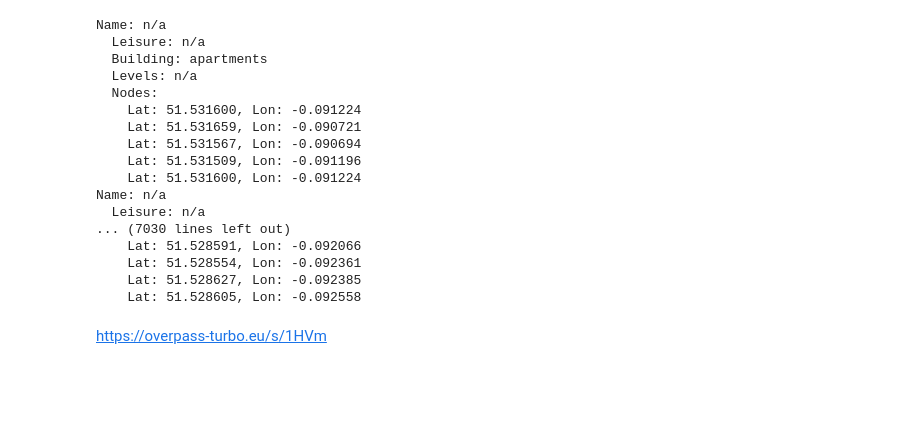
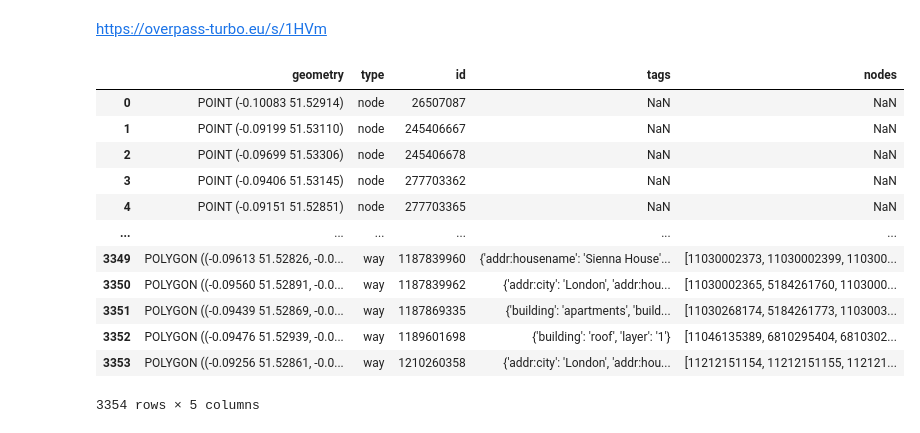
Before and after one commit to ethmacc/casa0015-LondAR-app, a Jupyter notebook: python_backend/Untitled.ipynb, the cells around one changed output. Saved outputs shown, nothing was run; the diff lists cells and outputs as text; code cells hidden in the pictures; blank space fills up the shorter version.

```diff
--- a/python_backend/Untitled.ipynb
+++ b/python_backend/Untitled.ipynb
@@ -4,38 +9,38 @@ import overpy
 api = overpy.Overpass()
 
 # fetch all ways and nodes
-result = api.query("""
+overpass_url = "http://overpass-api.de/api/interpreter"
+query = """
+    [out:json];
+    (
     way(51.528, -0.101, 51.534, -0.091) ["leisure"="park"];
     way(51.528, -0.101, 51.534, -0.091) ["building"];
+    );
     (._;>;);
-    out body;
-    """)
+    out geom;
+    """
 
-for way in result.ways:
-    print("Name: %s" % way.tags.get("name", "n/a"))
-    print("  Leisure: %s" % way.tags.get("leisure", "n/a"))
-    print("  Building: %s" % way.tags.get("building", "n/a"))
-    print("  Levels: %s" % way.tags.get("building:levels", "n/a"))
-    print("  Nodes:")
-    for node in way.nodes:
-        print("    Lat: %f, Lon: %f" % (node.lat, node.lon))
+response = requests.get(overpass_url, params={'data': query})
+if response.status_code == 200:
+    # convert result to GeoDataFrame
+    data = response.json()
+    geojson = osm2geojson.json2geojson(data)
+    geojsonDF = gpd.GeoDataFrame.from_features(geojson)
-# %% [output]
-Name: n/a
-  Leisure: n/a
-  Building: apartments
-  Levels: n/a
-  Nodes:
-    Lat: 51.531600, Lon: -0.091224
-    Lat: 51.531659, Lon: -0.090721
-    Lat: 51.531567, Lon: -0.090694
-    Lat: 51.531509, Lon: -0.091196
-    Lat: 51.531600, Lon: -0.091224
-Name: n/a
-  Leisure: n/a
-... (7030 lines left out)
-    Lat: 51.528591, Lon: -0.092066
-    Lat: 51.528554, Lon: -0.092361
-    Lat: 51.528627, Lon: -0.092385
-    Lat: 51.528605, Lon: -0.092558
 # %% [markdown]
 https://overpass-turbo.eu/s/1HVm
+# %%
+geojsonDF
+# %% [output]
+|  | geometry | type | id | tags | nodes |
+| 0 | POINT (-0.10083 51.52914) | node | 26507087 | NaN | NaN |
+| 1 | POINT (-0.09199 51.53110) | node | 245406667 | NaN | NaN |
+| 2 | POINT (-0.09699 51.53306) | node | 245406678 | NaN | NaN |
+| 3 | POINT (-0.09406 51.53145) | node | 277703362 | NaN | NaN |
+| 4 | POINT (-0.09151 51.52851) | node | 277703365 | NaN | NaN |
+| ... | ... | ... | ... | ... | ... |
+| 3349 | POLYGON ((-0.09613 51.52826, -0.0... | way | 1187839960 | {'addr:housename': 'Sienna House'... | [11030002373, 11030002399, 110300... |
+| 3350 | POLYGON ((-0.09560 51.52891, -0.0... | way | 1187839962 | {'addr:city': 'London', 'addr:hou... | [11030002365, 5184261760, 1103000... |
+| 3351 | POLYGON ((-0.09439 51.52869, -0.0... | way | 1187869335 | {'building': 'apartments', 'build... | [11030268174, 5184261773, 1103003... |
+| 3352 | POLYGON ((-0.09476 51.52939, -0.0... | way | 1189601698 | {'building': 'roof', 'layer': '1'} | [11046135389, 6810295404, 6810302... |
+| 3353 | POLYGON ((-0.09256 51.52861, -0.0... | way | 1210260358 | {'addr:city': 'London', 'addr:hou... | [11212151154, 11212151155, 112121... |
+3354 rows × 5 columns
```
Also changed, not shown: parts of 2 cells of this notebook, 1 other file.
